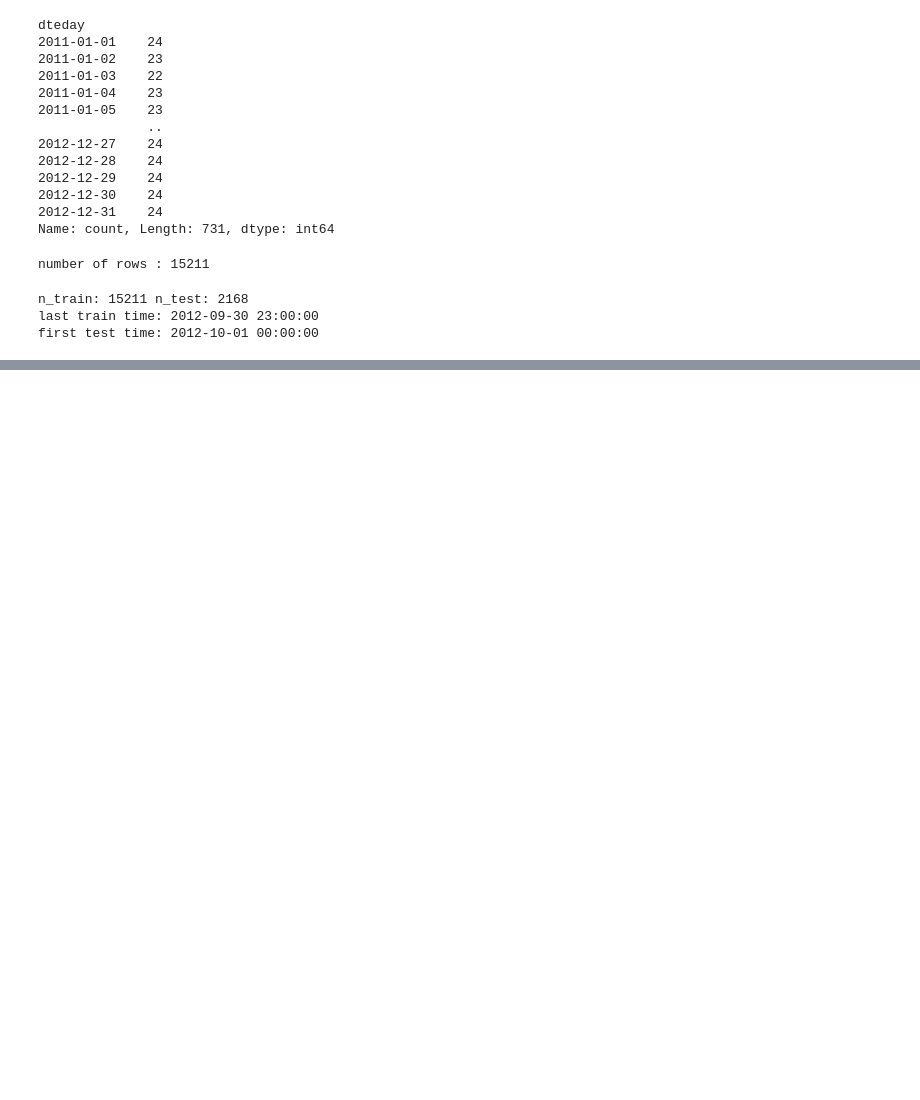
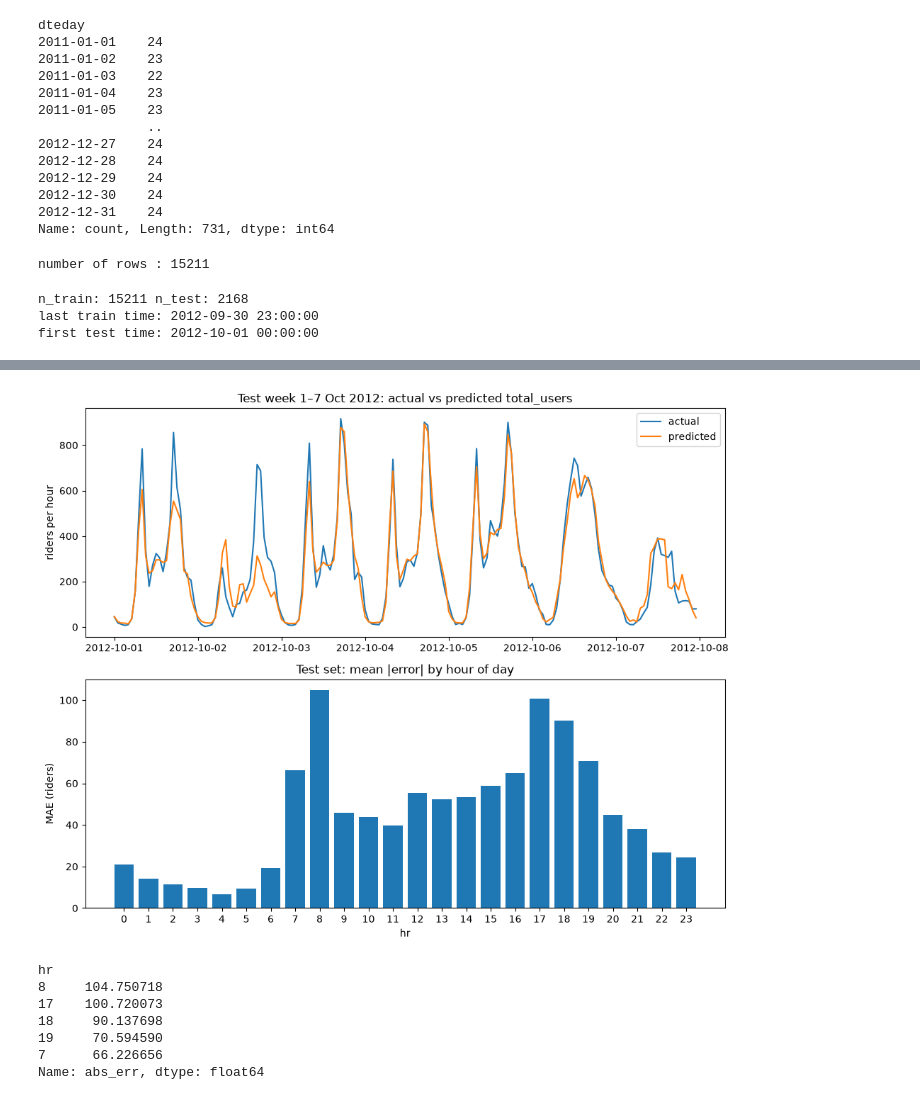
Before and after one commit to jinujimmy/mllearn, a Jupyter notebook: notebooks/modelling.ipynb, the cells around one changed output, grey strips where cells are left out. Cells and saved outputs as stored; diff of their text form; code cells hidden in the pictures; blank space fills up the shorter version.

Commit message:
Add a no-lag HistGradientBoosting baseline and test-set error plots.
Co-authored-by: Cursor <cursoragent@cursor.com>

```diff
--- a/notebooks/modelling.ipynb
+++ b/notebooks/modelling.ipynb
@@ -188,0 +228,40 @@ X_test.head(3)
+# %%
+# Align test timestamps with predictions (same row order as X_test / y_test)
+test = pd.DataFrame({
+    "datetime": df_model["datetime"].iloc[n_train:].to_numpy(),
+    "hr": X_test["hr"].to_numpy(),
+    "actual": y_test.to_numpy(),
+    "pred": pred,
+})
+test["abs_err"] = (test["actual"] - test["pred"]).abs()
+
+week = test[(test["datetime"] >= "2012-10-01") & (test["datetime"] < "2012-10-08")]
+
+fig, axes = plt.subplots(2, 1, figsize=(10, 8))
+
+axes[0].plot(week["datetime"], week["actual"], label="actual")
+axes[0].plot(week["datetime"], week["pred"], label="predicted")
+axes[0].set_title("Test week 1–7 Oct 2012: actual vs predicted total_users")
+axes[0].set_ylabel("riders per hour")
+axes[0].legend()
+
+err_by_hr = test.groupby("hr")["abs_err"].mean()
+axes[1].bar(err_by_hr.index, err_by_hr.values)
+axes[1].set_title("Test set: mean |error| by hour of day")
+axes[1].set_xlabel("hr")
+axes[1].set_ylabel("MAE (riders)")
+axes[1].set_xticks(range(24))
+
+plt.tight_layout()
+plt.show()
+
+print(err_by_hr.sort_values(ascending=False).head(5))
+# %% [output]
+[figure, added]
+hr
+8     104.750718
+17    100.720073
+18     90.137698
+19     70.594590
+7      66.226656
+Name: abs_err, dtype: float64
```
Also changed, not shown: parts of 4 cells of this notebook.
